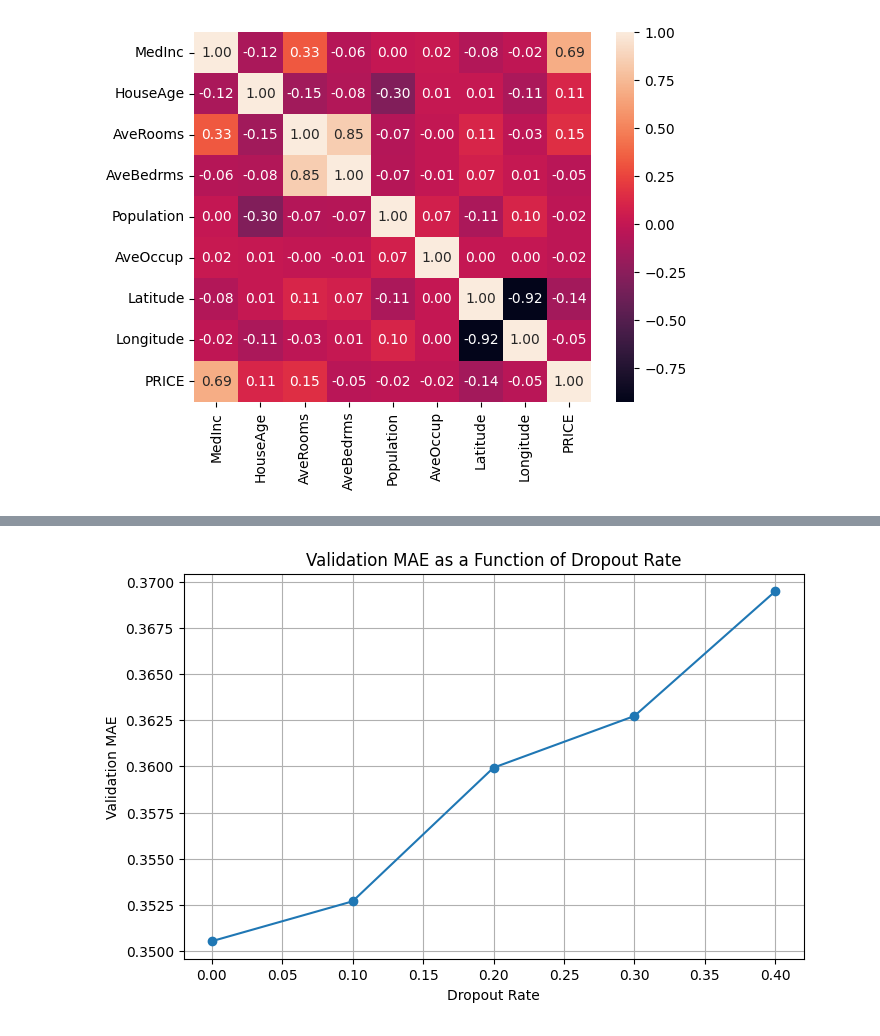
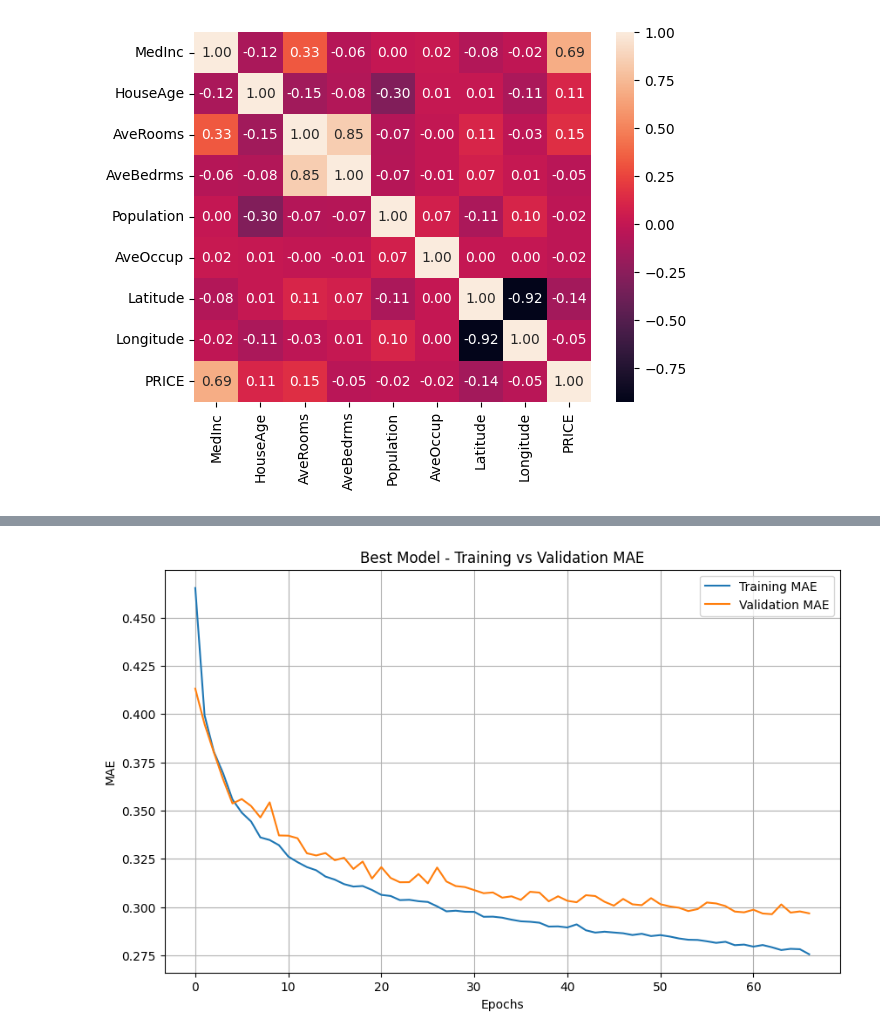
Before and after one commit to g1armando/California-Housing-Dataset, a Jupyter notebook: California Housing.ipynb, the cells around one changed output, grey strips where cells are left out. Cells and saved outputs as stored; diff of their text form; code cells hidden in the pictures.

```diff
--- a/California Housing.ipynb
+++ b/California Housing.ipynb
@@ -180,7 +233,7 @@ Test Loss: 0.24003912508487701, Test MAE: 0.3354205787181854
 # %%
-# Hyperparameter search
+# Hyperparameter Search
 
-#Function
+# Function to create and compile the model
 def create_model(learning_rate, neurons, dropout_rate, activation):
     model = models.Sequential([
         layers.Dense(neurons, activation=activation, input_shape=(X_train_normalized.shape[1],)),
@@ -189,10 +242,14 @@ def create_model(learning_rate, neurons, dropout_rate, activation):
         layers.Dense(1)
     ])
 
-    model.compile(optimizer=Adam(learning_rate=learning_rate), loss='mse', metrics=['mae'])
+    model.compile(
+        optimizer=Adam(learning_rate=learning_rate),
+        loss=MeanSquaredError(),
+        metrics=[MeanAbsoluteError(name='mae')]  # Explicitly name the metric for consistency
+    )
     return model
 
-# Reduced hyperparameter values to iterate over
+# Hyperparameter grid
 learning_rates = [0.0001, 0.001]
 neurons = [64, 128]
 dropout_rates = [0, 0.1, 0.2, 0.3, 0.4]
@@ -200,21 +257,22 @@ activations = ['relu', 'tanh']
 batch_sizes = [32, 64]
 epochs = [10, 20, 50, 100]
 
-# Generate all combinations of hyperparameters
 param_combinations = itertools.product(learning_rates, neurons, dropout_rates, activations, batch_sizes, epochs)
 
-# Store results
+# Tracking
 results = []
+early_stopping = EarlyStopping(monitor='val_loss', patience=5, restore_best_weights=True)
+start_time = time.time()
 
-# Early stopping callback
-early_stopping = EarlyStopping(monitor='val_loss', patience=5, restore_best_weights=True)
+best_val_mae = float('inf')
+best_model_path = 'best_model.keras'
+best_history = None
 
-# Iterate over each combination of hyperparameters
+# Hyperparameter search loop
 for params in param_combinations:
     lr, neuron, dropout, activation, batch_size, epoch = params
     print(f"Training model with lr={lr}, neurons={neuron}, dropout={dropout}, activation={activation}, batch_size={batch_size}, epochs={epoch}")
 
-    # Create and train the model
     model = create_model(learning_rate=lr, neurons=neuron, dropout_rate=dropout, activation=activation)
     history = model.fit(
         X_train_normalized, y_train_normalized,
@@ -225,11 +283,9 @@ for params in param_combinations:
         callbacks=[early_stopping]
     )
 
-    # validation loss and MAE
     val_loss = history.history['val_loss'][-1]
     val_mae = history.history['val_mae'][-1]
 
-    # Store the results
     results.append({
         'lr': lr,
         'neurons': neuron,
@@ -241,40 +297,40 @@ for params in param_combinations:
         'val_mae': val_mae
     })
 
-# Find the best hyperparameters based on validation MAE
-best_result = min(results, key=lambda x: x['val_mae'])
-print("Best Hyperparameters:", best_result)
+    if val_mae < best_val_mae:
+        best_val_mae = val_mae
+        best_history = history
+        model.save(best_model_path)
+        print(f"New best model saved with val_mae: {val_mae:.4f}")
 
-# Evaluate the best model on the test set
-best_model = create_model(
-    learning_rate=best_result['lr'],
-    neurons=best_result['neurons'],
-    dropout_rate=best_result['dropout'],
-    activation=best_result['activation']
-)
-history = best_model.fit(
-    X_train_normalized, y_train_normalized,
-    validation_split=0.1,
-    epochs=best_result['epochs'],
-    batch_size=best_result['batch_size'],
-    verbose=0
-)
+# Load and evaluate the best model
+best_model = tf.keras.models.load_model(best_model_path)
+test_loss, test_mae = best_model.evaluate(X_test_normalized, y_test_normalized, verbose=1)
+print(f"\nBest model test loss: {test_loss:.4f}, test MAE: {test_mae:.4f}")
 
-# Test the best model
-test_loss, test_mae = best_model.evaluate(X_test_normalized, y_test_normalized, verbose=1)
-print(f"Test Loss: {test_loss}, Test MAE: {test_mae}")
-
-# Plot the loss and MAE for the best model
+# Plot training vs validation loss
 plt.figure(figsize=(10, 6))
-plt.plot(history.history['loss'], label='Training Loss')
-plt.plot(history.history['val_loss'], label='Validation Loss')
-plt.title('Training vs Validation Loss')
+plt.plot(best_history.history['loss'], label='Training Loss')
+plt.plot(best_history.history['val_loss'], label='Validation Loss')
+plt.title('Best Model - Training vs Validation Loss')
 plt.xlabel('Epochs')
 plt.ylabel('Loss')
 plt.legend()
+plt.grid()
 plt.show()
 
-# Plot MAE or Validation Loss as a function of the dropout rate
+# Plot training vs validation MAE
+plt.figure(figsize=(10, 6))
+plt.plot(best_history.history['mae'], label='Training MAE')
+plt.plot(best_history.history['val_mae'], label='Validation MAE')
+plt.title('Best Model - Training vs Validation MAE')
+plt.xlabel('Epochs')
+plt.ylabel('MAE')
+plt.legend()
+plt.grid()
+plt.show()
+
+# Dropout rate vs avg validation MAE
 dropout_mae = {}
 for result in results:
     dropout = result['dropout']
@@ -283,16 +339,18 @@ for result in results:
         dropout_mae[dropout] = []
     dropout_mae[dropout].append(mae)
 
-# Compute the average MAE for each dropout rate
 dropout_avg_mae = {key: np.mean(values) for key, values in dropout_mae.items()}
 
-# Plot
 plt.figure(figsize=(8, 5))
 plt.plot(list(dropout_avg_mae.keys()), list(dropout_avg_mae.values()), marker='o')
 plt.title('Validation MAE as a Function of Dropout Rate')
 plt.xlabel('Dropout Rate')
-plt.ylabel('Validation MAE')
+plt.ylabel('Average Validation MAE')
 plt.grid()
 plt.show()
+
+# Elapsed time
+elapsed_time = time.time() - start_time
+print(f"\nTotal training time: {elapsed_time:.2f} seconds")
 # %% [output]
 Training model with lr=0.0001, neurons=64, dropout=0, activation=relu, batch_size=32, epochs=10
@@ -316 +374 @@ Test Loss: 0.2012844681739807, Test MAE: 0.30029529333114624
-[figure, old version]
+[figure, new version]
```
Also changed, not shown: parts of 14 cells of this notebook.
